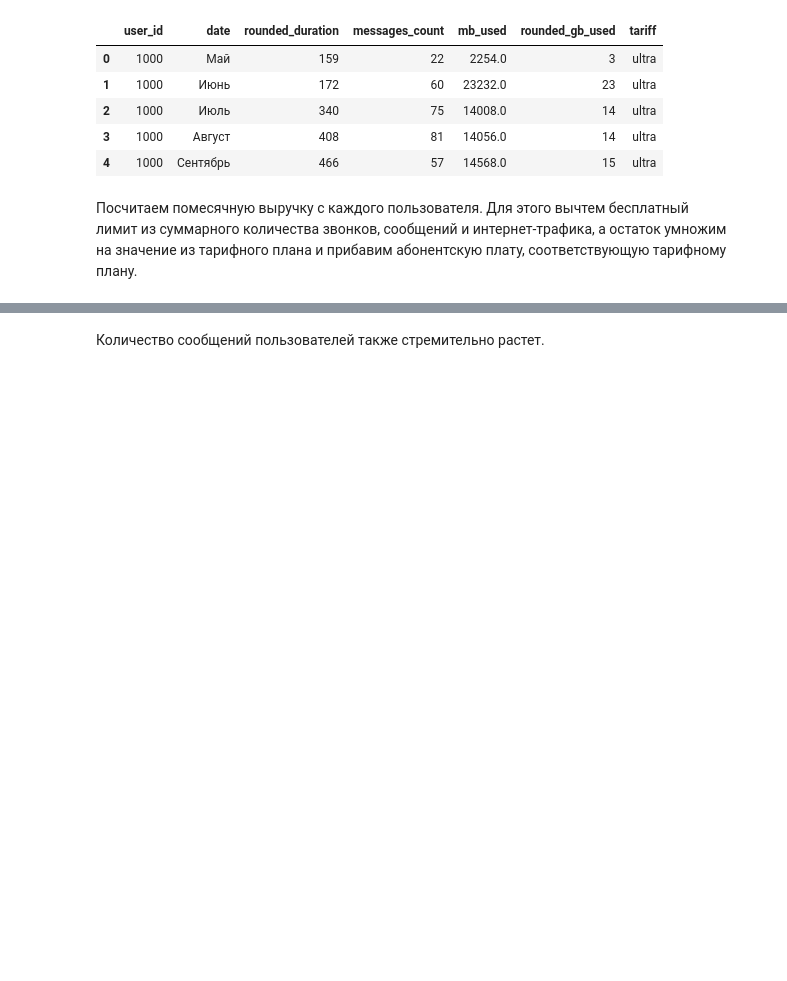
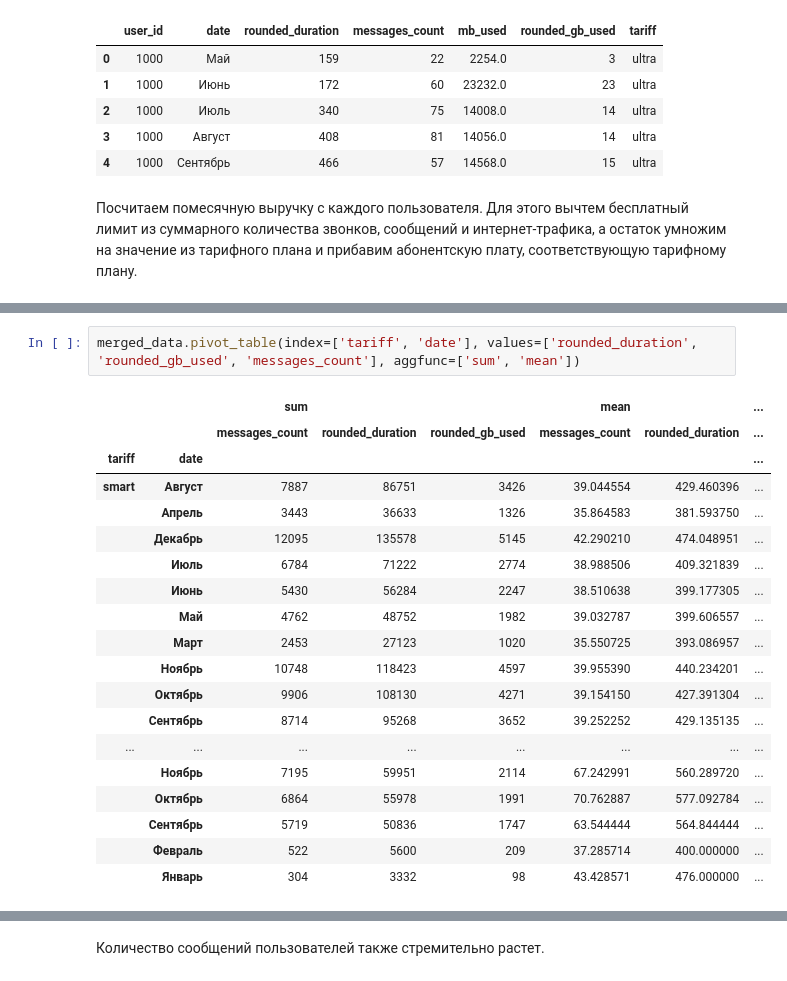
Before and after one commit to versus666jzx/practicum_ds, a Jupyter notebook: tariff_plans_analisys/notebooks/tariff_plans_analisys.ipynb, the cells around one changed output, grey strips where cells are left out. Cells and saved outputs as stored; diff of their text form; blank space fills up the shorter version.

```diff
--- a/tariff_plans_analisys/notebooks/tariff_plans_analisys.ipynb
+++ b/tariff_plans_analisys/notebooks/tariff_plans_analisys.ipynb
@@ -464,0 +509,22 @@ fig.show()
+# %%
+merged_data.pivot_table(index=['tariff', 'date'], values=['rounded_duration', 'rounded_gb_used', 'messages_count'], aggfunc=['sum', 'mean'])
+# %% [output]
+|  |  | sum |  |  | mean |  | ... |
+|  |  | messages_count | rounded_duration | rounded_gb_used | messages_count | rounded_duration | ... |
+| tariff | date |  |  |  |  |  | ... |
+| smart | Август | 7887 | 86751 | 3426 | 39.044554 | 429.460396 | ... |
+|  | Апрель | 3443 | 36633 | 1326 | 35.864583 | 381.593750 | ... |
+|  | Декабрь | 12095 | 135578 | 5145 | 42.290210 | 474.048951 | ... |
+|  | Июль | 6784 | 71222 | 2774 | 38.988506 | 409.321839 | ... |
+|  | Июнь | 5430 | 56284 | 2247 | 38.510638 | 399.177305 | ... |
+|  | Май | 4762 | 48752 | 1982 | 39.032787 | 399.606557 | ... |
+|  | Март | 2453 | 27123 | 1020 | 35.550725 | 393.086957 | ... |
+|  | Ноябрь | 10748 | 118423 | 4597 | 39.955390 | 440.234201 | ... |
+|  | Октябрь | 9906 | 108130 | 4271 | 39.154150 | 427.391304 | ... |
+|  | Сентябрь | 8714 | 95268 | 3652 | 39.252252 | 429.135135 | ... |
+| ... | ... | ... | ... | ... | ... | ... | ... |
+|  | Ноябрь | 7195 | 59951 | 2114 | 67.242991 | 560.289720 | ... |
+|  | Октябрь | 6864 | 55978 | 1991 | 70.762887 | 577.092784 | ... |
+|  | Сентябрь | 5719 | 50836 | 1747 | 63.544444 | 564.844444 | ... |
+|  | Февраль | 522 | 5600 | 209 | 37.285714 | 400.000000 | ... |
+|  | Январь | 304 | 3332 | 98 | 43.428571 | 476.000000 | ... |
```
Also changed, not shown: parts of 12 cells of this notebook.
